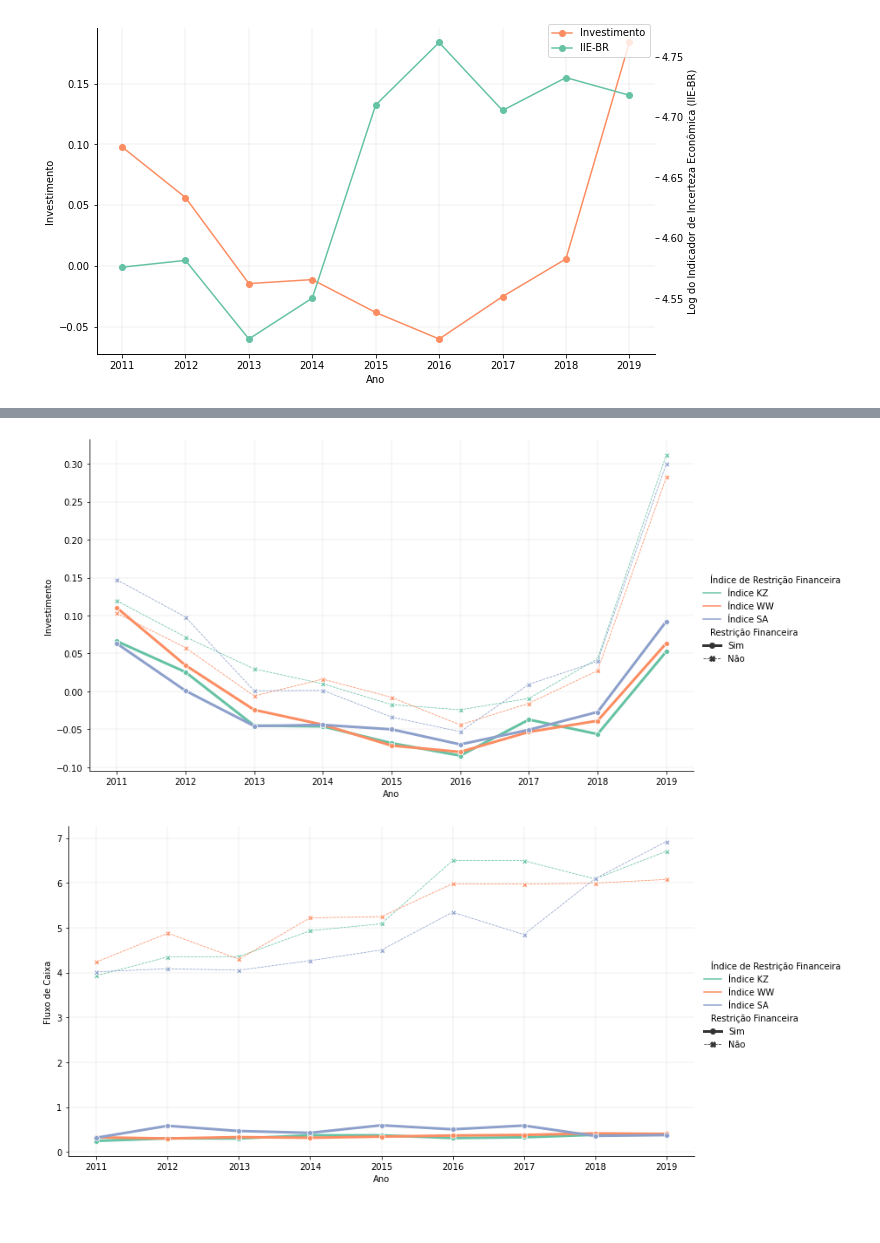
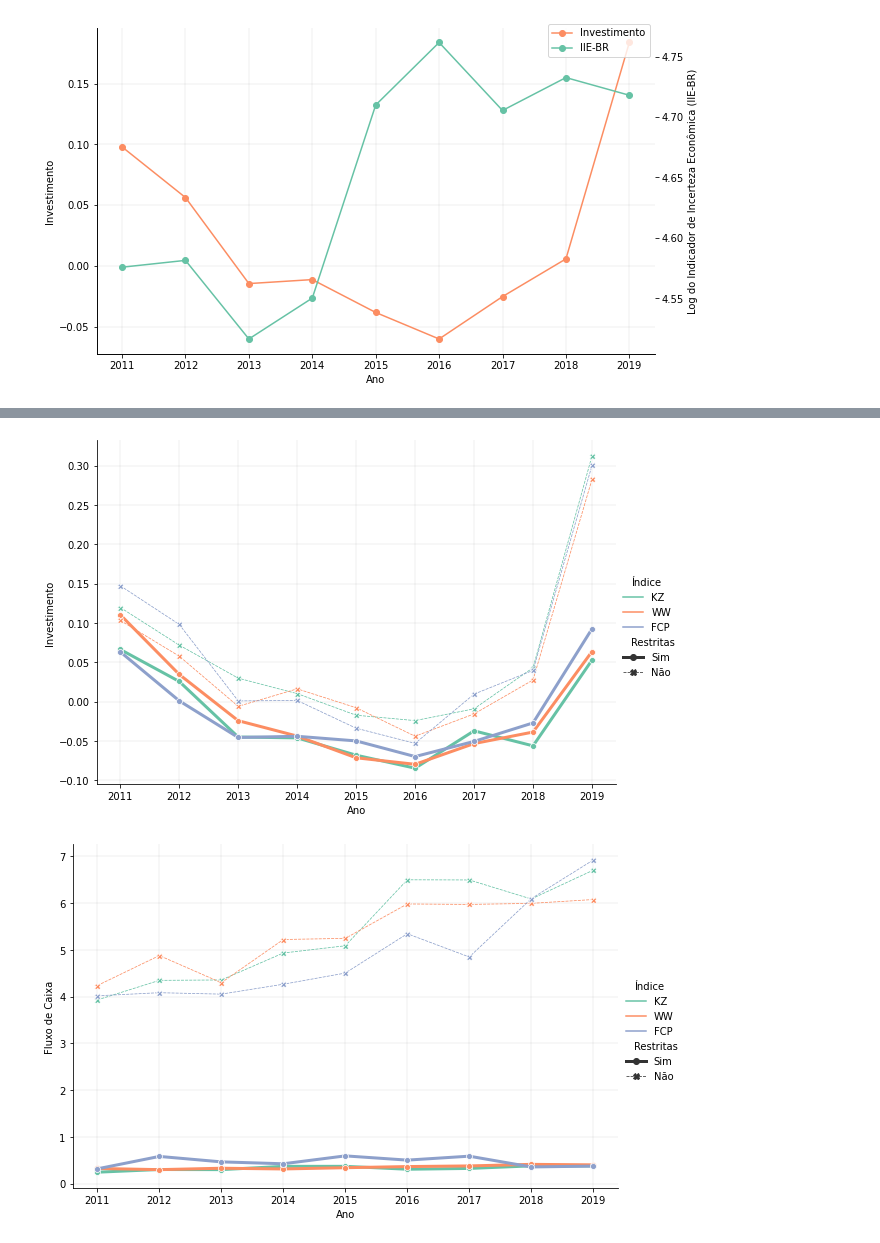
Before and after one commit to Renatochaz/economic_policy_uncertainty, a Jupyter notebook: py_files/graph_v2.ipynb, the cells around one changed output, grey strips where cells are left out. Drawn from its saved outputs; the diff is of its cells as text; code cells hidden in the pictures.

```diff
--- a/py_files/graph_v2.ipynb
+++ b/py_files/graph_v2.ipynb
@@ -136,8 +132,8 @@ inv_res['restricao'] = ['KZ Restritas','KZ Restritas','KZ Restritas','KZ Restrit
 ww_cons = inv_cons[inv_cons['dum_ww'] == 1]
 ww_un = inv_un[inv_un['dum_ww'] == 0]
 
-ww_cons = ww_cons.groupby(['ano'], as_index=False).agg({'inv':'mean', 'fc':'mean','tamanho':'mean', 'dum_ww': 'first'})
-ww_un = ww_un.groupby(['ano'], as_index=False).agg({'inv':'mean', 'fc':'mean', 'tamanho':'mean','dum_ww': 'first'})
+ww_cons = ww_cons.groupby(['ano'], as_index=False).agg({'inv':'mean', 'q_tobin':'mean','fc':'mean','tamanho':'mean','cv':'mean', 'divida':'mean', 'dum_ww': 'first'})
+ww_un = ww_un.groupby(['ano'], as_index=False).agg({'inv':'mean', 'q_tobin':'mean','fc':'mean', 'tamanho':'mean','cv':'mean', 'divida':'mean','dum_ww': 'first'})
 ww_res = pd.concat([ww_cons, ww_un], axis=0)
 ww_res['restricao'] = ['WW Restritas','WW Restritas','WW Restritas','WW Restritas',
 'WW Restritas','WW Restritas','WW Restritas','WW Restritas','WW Restritas','WW Não Restritas','WW Não Restritas','WW Não Restritas',
@@ -146,8 +142,8 @@ ww_res['restricao'] = ['WW Restritas','WW Restritas','WW Restritas','WW Restrita
 fcp_cons = inv_cons[inv_cons['dum_fcp'] == 1]
 fcp_un = inv_un[inv_un['dum_fcp'] == 0]
 
-fcp_cons = fcp_cons.groupby(['ano'], as_index=False).agg({'inv':'mean', 'fc':'mean', 'tamanho':'mean','dum_fcp': 'first'})
-fcp_un = fcp_un.groupby(['ano'], as_index=False).agg({'inv':'mean', 'fc':'mean', 'tamanho':'mean','dum_fcp': 'first'})
+fcp_cons = fcp_cons.groupby(['ano'], as_index=False).agg({'inv':'mean', 'q_tobin':'mean','fc':'mean', 'tamanho':'mean','cv':'mean', 'divida':'mean','dum_fcp': 'first'})
+fcp_un = fcp_un.groupby(['ano'], as_index=False).agg({'inv':'mean', 'q_tobin':'mean','fc':'mean', 'tamanho':'mean','cv':'mean', 'divida':'mean','dum_fcp': 'first'})
 fcp_res = pd.concat([fcp_cons, fcp_un], axis=0)
 fcp_res['restricao'] = ['FCP Restritas','FCP Restritas','FCP Restritas','FCP Restritas',
 'FCP Restritas','FCP Restritas','FCP Restritas','FCP Restritas','FCP Restritas','FCP Não Restritas','FCP Não Restritas','FCP Não Restritas',
@@ -159,9 +155,9 @@ inv_res.reset_index(inplace=True)
 inv_test = inv_res.copy()
 inv_test['restricao'] = ['Sim'] * 9 + ['Não'] * 9 + ['Sim'] * 9 + ['Não'] * 9 + ['Sim'] * 9 + ['Não'] * 9
 # %%
-inv_test['ind'] = ['Índice KZ'] * 18 + ['Índice WW'] * 18 + ['Índice SA'] * 18
+inv_test['ind'] = ['KZ'] * 18 + ['WW'] * 18 + ['FCP'] * 18
 # %%
-inv_test.columns = ['index', 'Ano', 'Investimento', 'Fluxo de Caixa', 'Tamanho', 'kz', 'Restrição Financeira', 'ww', 'fcp', 'Índice de Restrição Financeira']
+inv_test.columns = ['index', 'Ano', 'Investimento', 'Q de Tobin', 'Fluxo de Caixa', 'Tamanho', 'Crescimento de Vendas', 'Dívida', 'kz', 'Restritas', 'ww', 'fcp', 'Índice']
 # %%
 inv_test.head()
 # %% [output]
@@ -174,26 +170,26 @@ inv_test.head()
 # %%
 sns.relplot(
     data=inv_test, kind='line',
     x='Ano', y='Investimento',
-    hue='Índice de Restrição Financeira', style='Restrição Financeira',
-    size='Restrição Financeira', palette='Set2',
+    hue='Índice', style='Restritas',
+    size='Restritas', palette='Set2',
     legend='brief', markers=True,
-    aspect=1.8, height=6,
+    aspect=1.5, height=5.5,
     facet_kws=dict(sharex=False))
 plt.grid(color='grey', linestyle='-', linewidth=0.25, alpha=0.5)
 plt.show()
 # %% [output]
-[figure, old version]
+[figure, new version]
 # %%
 sns.relplot(
     data=inv_test, kind='line',
     x='Ano', y='Fluxo de Caixa',
-    hue='Índice de Restrição Financeira', style='Restrição Financeira',
-    size='Restrição Financeira', palette='Set2',
+    hue='Índice', style='Restritas',
+    size='Restritas', palette='Set2',
     legend='brief', markers=True,
-    aspect=1.8, height=6,
+    aspect=1.5, height=5.5,
     facet_kws=dict(sharex=False))
 plt.grid(color='grey', linestyle='-', linewidth=0.25, alpha=0.5)
 plt.show()
 # %% [output]
-[figure, old version]
+[figure, new version]
```
Also changed, not shown: parts of 8 cells of this notebook, 10 other files.
